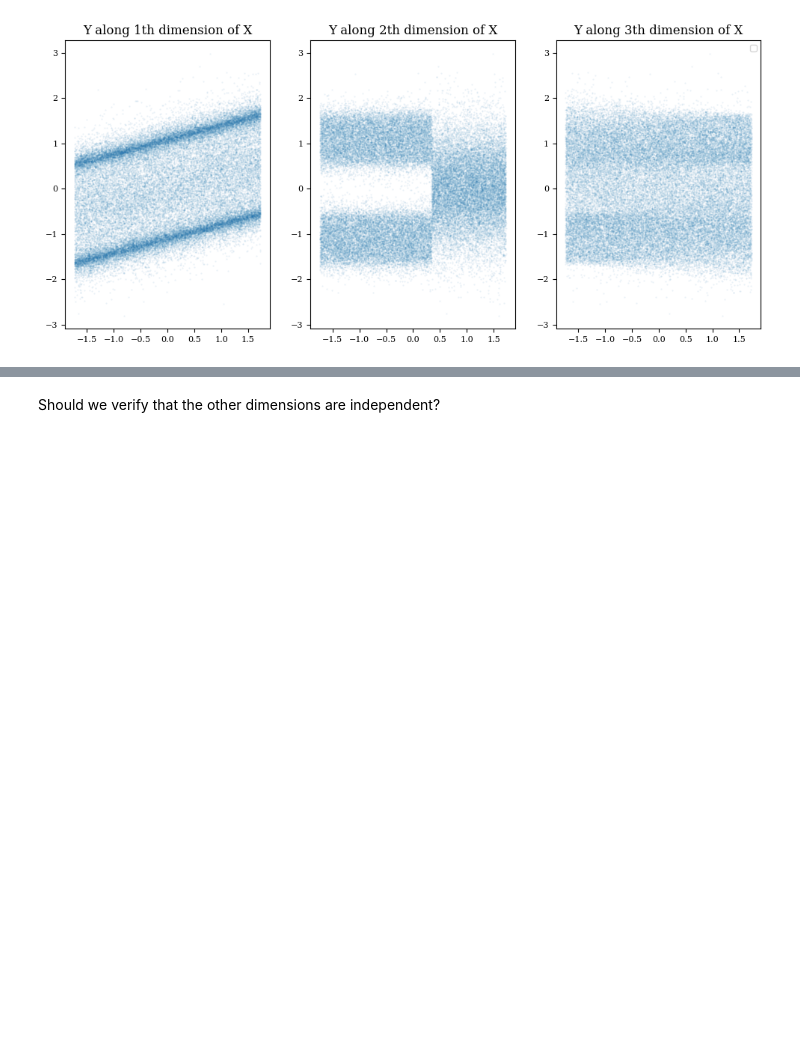
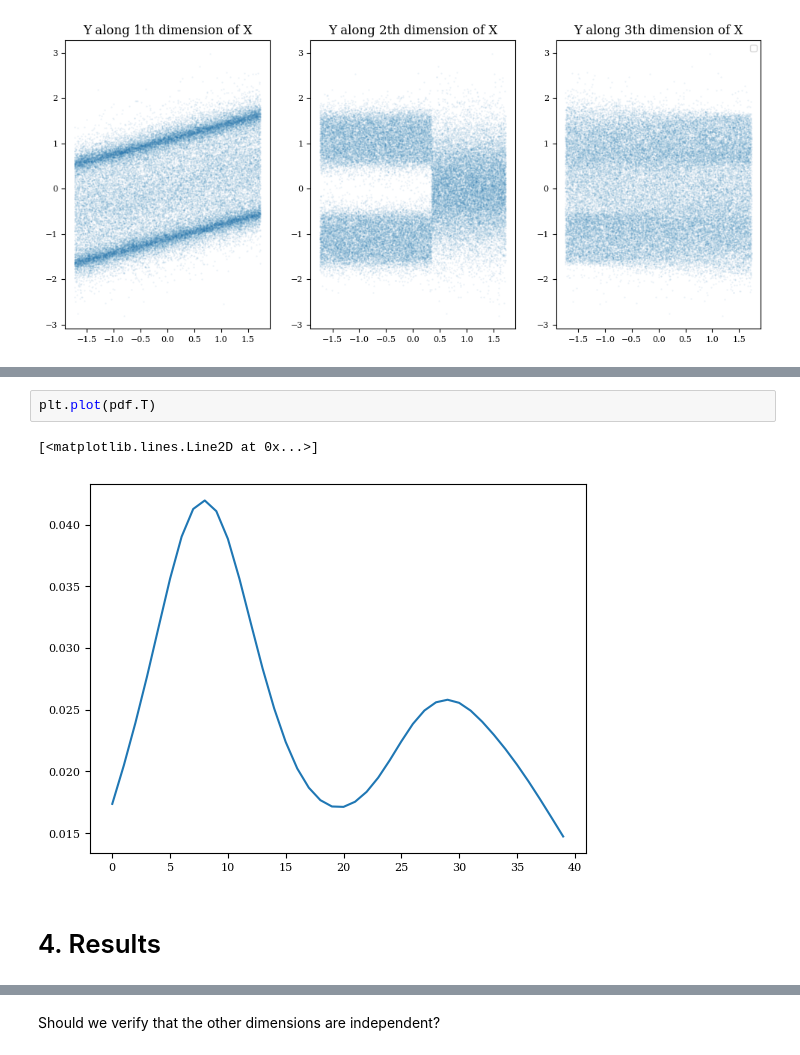
Before and after one commit to Danfoa/symm_rep_learn, a Jupyter notebook: NCP/examples/multimodal.ipynb, the cells around one changed output, grey strips where cells are left out. Drawn from its saved outputs; the diff is of its cells as text; blank space fills up the shorter version.

```diff
--- a/NCP/examples/multimodal.ipynb
+++ b/NCP/examples/multimodal.ipynb
@@ -147,3 +189,10 @@ d:\Gregoire\anaconda3\envs\koopman\Lib\site-packages\lightning\pytorch\trainer\c
+# %%
+plt.plot(pdf.T)
+# %% [output]
+[<matplotlib.lines.Line2D at 0x...>]
+[figure, added]
+# %% [markdown]
+# 4. Results
 # %%
 # todo: plot different cdfs, replicate plots from linCDE
 
```
Also changed, not shown: parts of 10 cells of this notebook, 2 other files.
